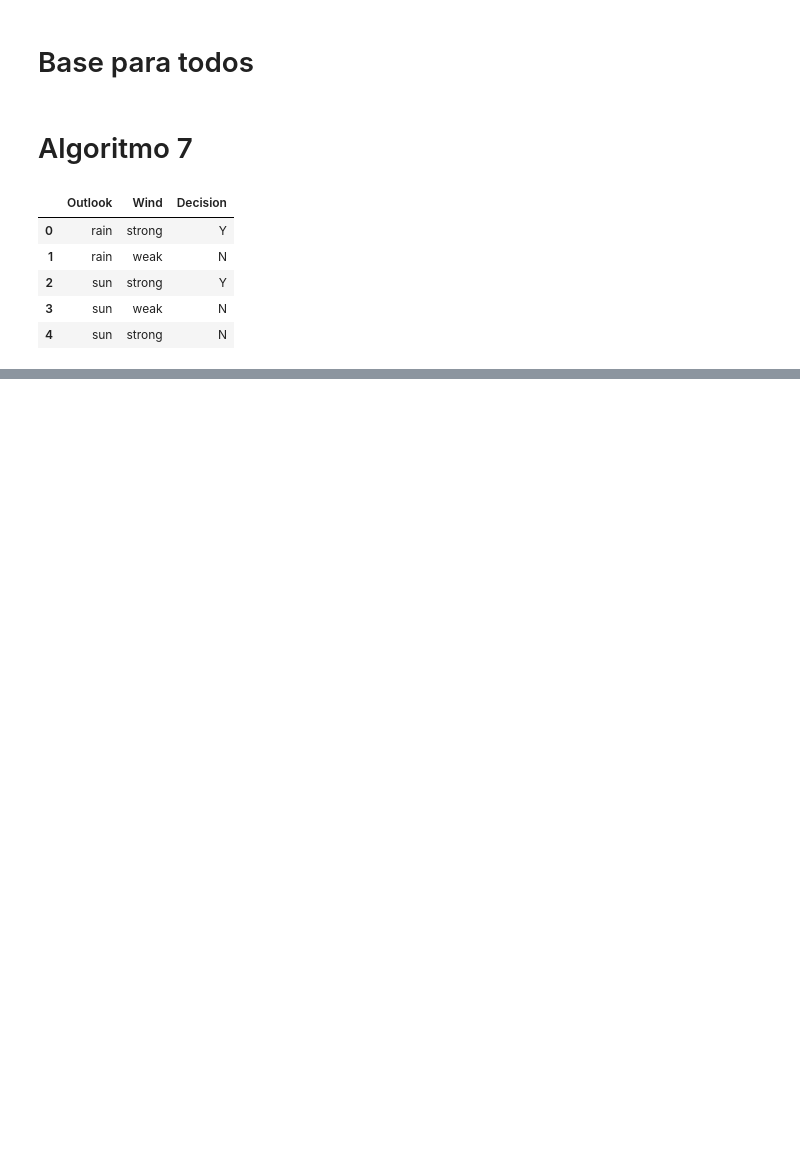
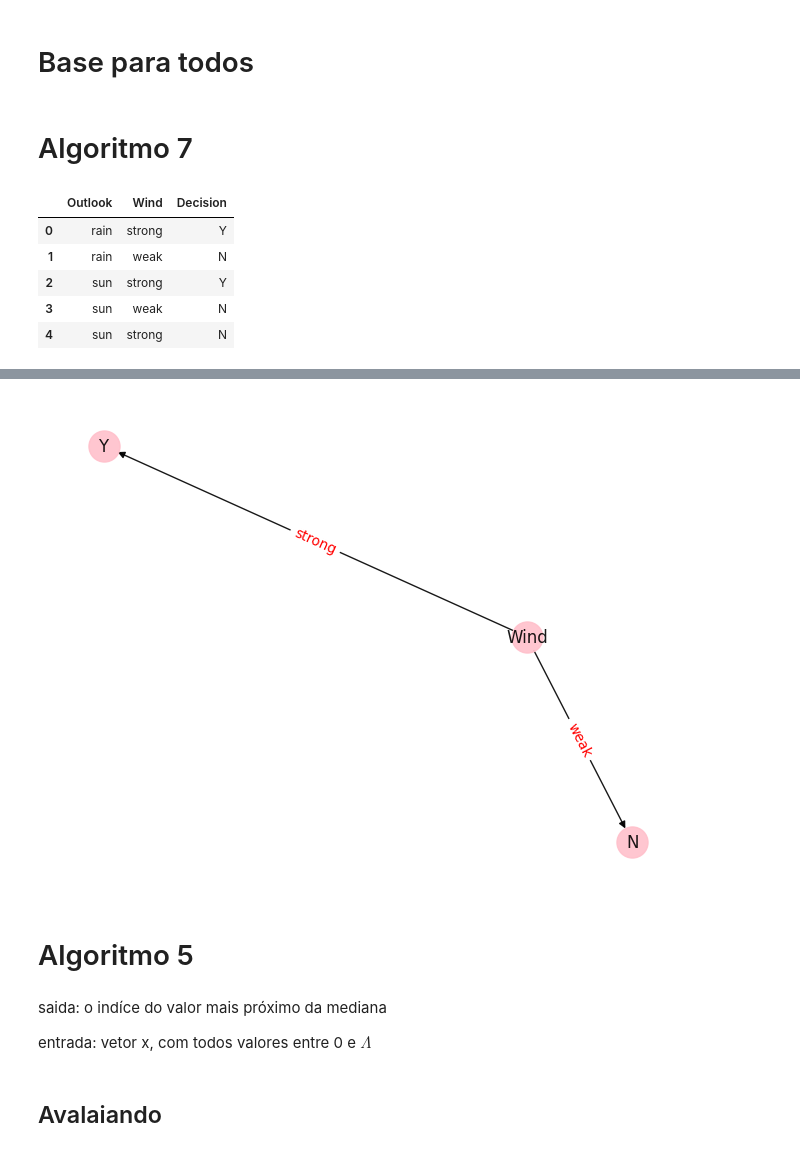
Before and after one commit to kalebemaiaa/localDampening, a Jupyter notebook: ID3_algoritmo.ipynb, the cells around one changed output, grey strips where cells are left out. Saved outputs shown, nothing was run; the diff lists cells and outputs as text; code cells hidden in the pictures; blank space fills up the shorter version.

```diff
--- a/ID3_algoritmo.ipynb
+++ b/ID3_algoritmo.ipynb
@@ -92,20 +19,20 @@ import matplotlib.pyplot as plt
 # Base para todos
 # %%
 def exp_mechanism_geral(data, score_func, list_outputs, epsilon, global_sensivity, target = None):
-    scores = [score_func(data, out, target) for out in list_outputs]
+    scores = [score_func(data, out, target) if target != None else score_func(data, out) for out in list_outputs]
     probs = [np.exp(epsilon * score / (2 * global_sensivity)) for score in scores]
     probs_normalizadas = probs / np.linalg.norm(probs, ord=1)
 
     return np.random.choice(list_outputs, 1, p=probs_normalizadas)[0]
 
-def dampening_function(data, output, score_func, delta_func):
+def dampening_function(data, output, score_func, delta_func, target = None):
     def b_func(data, i, output):
         if i == 0:
             return 0
-        return sum([delta_func(data, j, output) for j in range(i - 1)])
+        return sum([delta_func(data, j, output, target) if target != None else delta_func(data, j, output) for j in range(i - 1)])
 
     i = 0
-    score = score_func(data, output)
+    score = score_func(data, output, target) if target != None else score_func(data, output)
     while True:
         b_i = b_func(data, i, output)
         b_ipp = b_func(data, i + 1, output)
@@ -115,20 +42,20 @@ def dampening_function(data, output, score_func, delta_func):
 
         return (score - b_i) / (b_ipp - b_i) + i if score > 0 else (score + b_i) / (-b_ipp + b_i) - i
 
-def local_dampening_mechanism(data, epsilon, score_func, delta_func, list_outputs):
-    scores = [dampening_function(data, out, score_func, delta_func) for out in list_outputs]
+def local_dampening_mechanism(data, score_func, delta_func, list_outputs, epsilon, target = None):
+    scores = [dampening_function(data, out, score_func, delta_func, target) if target != None else dampening_function(data, out, score_func, delta_func) for out in list_outputs]
     probs = [np.exp(epsilon * score / 2) for score in scores]
     probs_normalizadas = probs / np.linalg.norm(probs, ord=1)
-
     return np.random.choice(list_outputs, 1, p=probs_normalizadas)[0]
 
 
-def permute_and_flip(data, epsilon, score_func, list_outputs, max_u):
+
+def permute_and_flip(data, score_func, list_outputs, epsilon, global_sensivity):
     max_score = max([score_func(data, out) for out in list_outputs])
     # aqui talvez seja interessante copiar e passar a copia da list_ouputs
     np.random.shuffle(list_outputs)
     for r in list_outputs:
-        prob = np.exp(epsilon * (score_func(data, r) - max_score) / (2 * max_u))
+        prob = np.exp(epsilon * (score_func(data, r) - max_score) / (2 * global_sensivity))
         if np.random.rand() < prob:
             return r
 # %% [markdown]
@@ -254,0 +233,33 @@ TypeError: unsupported operand type(s) for /: 'NoneType' and 'int'
+# %%
+# nx.draw(arvore)
+# plt.show()
+def molde2draw(molde):
+    G = nx.DiGraph()
+    edge_labels = {}
+    for dict_node in molde:
+        to_node = dict_node["to"]
+        G.add_edge(dict_node["from"], dict_node["to"])
+        edge_labels[(dict_node["from"], dict_node["to"])] = dict_node["edge_name"]
+    pos = nx.spring_layout(G)
+    nx.draw(
+        G, pos, edge_color='black', width=1, linewidths=1,
+        node_size=500, node_color='pink', alpha=0.9,
+        labels={node: node for node in G.nodes()}
+    )
+    nx.draw_networkx_edge_labels(
+        G, pos,
+        edge_labels=edge_labels,
+        font_color='red'
+    )
+    plt.axis('off')
+    plt.show()
+# print(arvore_molde)
+molde2draw(arvore_molde)
+# %% [output]
+[figure, added]
+# %% [markdown]
+# Algoritmo 5
+# %% [markdown]
+saida: o indíce do valor mais próximo da mediana
+
+entrada: vetor x, com todos valores entre 0 e $\Lambda$
@@ -254,0 +328,2 @@ TypeError: unsupported operand type(s) for /: 'NoneType' and 'int'
+# %% [markdown]
+## Avalaiando
```
Also changed, not shown: parts of 19 cells of this notebook.
